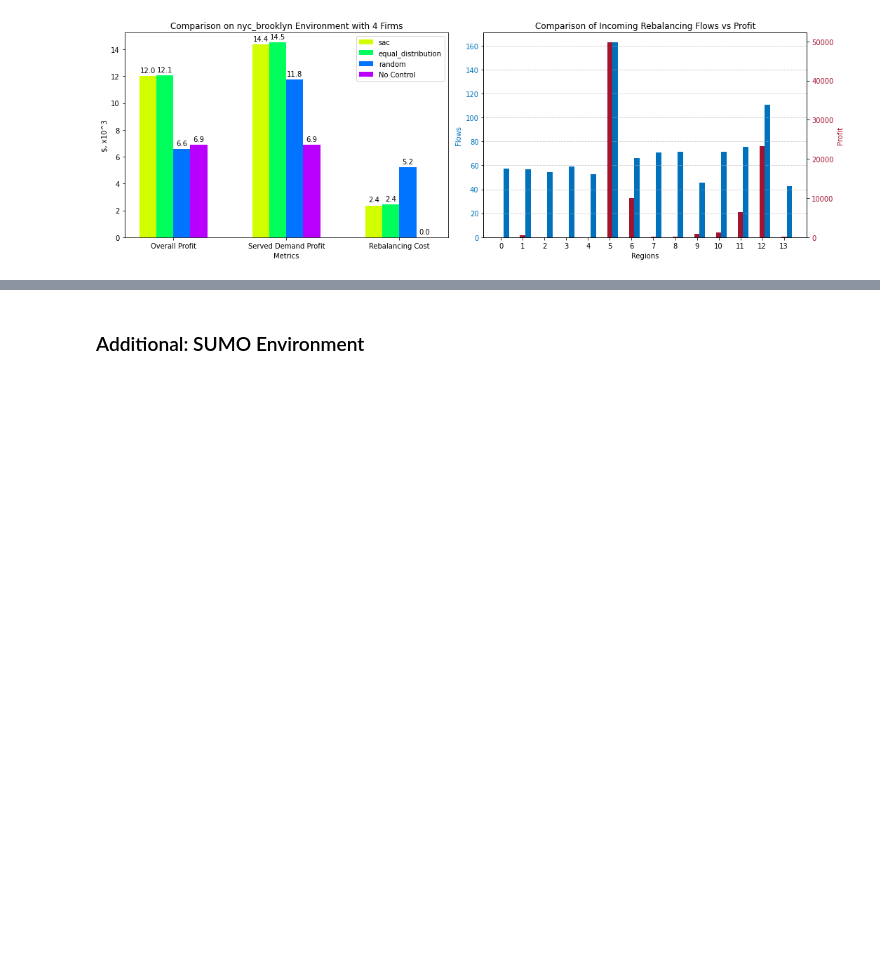
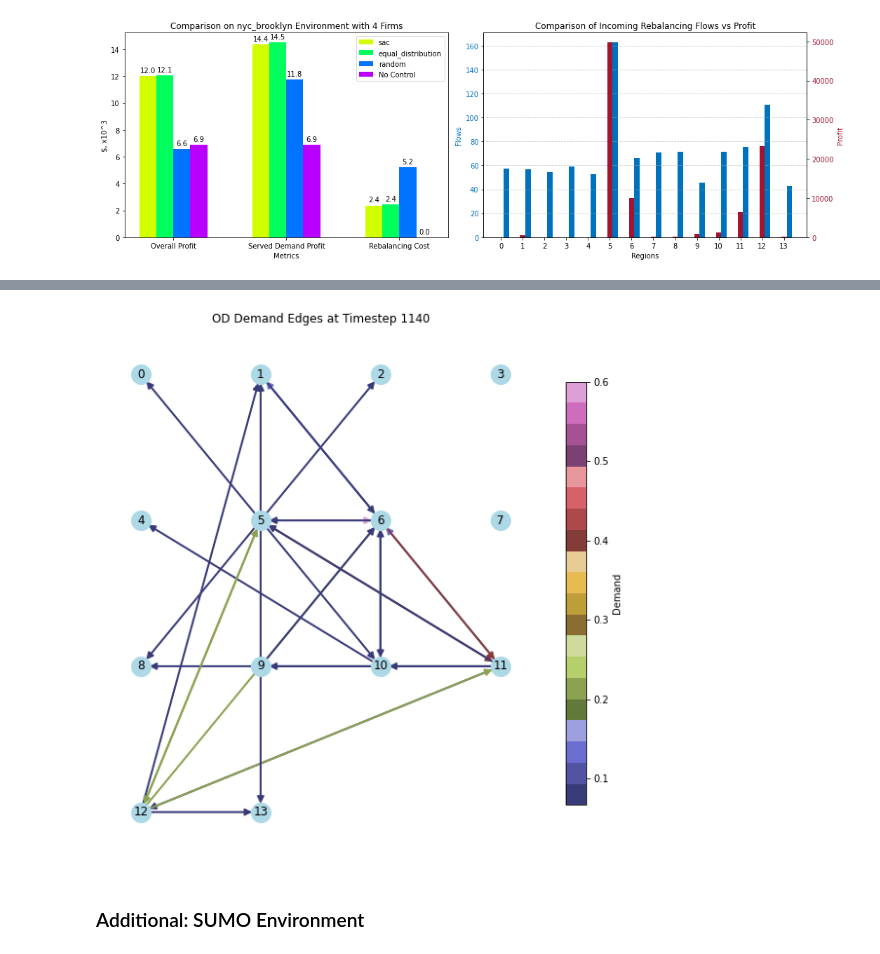
Before and after one commit to sastry-group/Dynamic-Routing-with-Competition, a Jupyter notebook: tutorial.ipynb, the cells around one changed output, grey strips where cells are left out. Drawn from its saved outputs; the diff is of its cells as text; code cells hidden in the pictures; blank space fills up the shorter version.

Commit message:
added an initial visual plot of demand per edges at a given timestep

```diff
--- a/tutorial.ipynb
+++ b/tutorial.ipynb
@@ -632,0 +637,78 @@ No control performance calculated. Saving in ./src/envs/data/multi_macro/nyc_bro
+# %%
+import json
+import matplotlib.pyplot as plt
+import matplotlib.patches as mpatches
+import numpy as np
+import os
+import networkx as nx
+import pandas as pd
+from collections import defaultdict
+import matplotlib.cm as cm
+import matplotlib.colors as mcolors
+
+
+
+current_folder = os.path.dirname(os.path.abspath(__file__)) if '__file__' in globals() else os.getcwd()
+with open(f"{current_folder}/src/envs/data/multi_macro/scenario_nyc_brooklyn.json", "r") as f:
+    data = json.load(f)
+
+
+all_nodes = sorted(set(edge["i"] for edge in data["topology_graph"]) | set(edge["j"] for edge in data["topology_graph"]))
+all_edges = [(edge["i"], edge["j"]) for edge in data["topology_graph"]]
+print("Total number of nodes:", len(all_nodes), "Total number of edges:", len(all_edges))
+# nlat = data["nlat"]
+# nlon = data["nlon"]
+nlat = 4
+nlon = 4
+pos = {i: (i % nlon, nlat - i // nlon) for i in all_nodes}
+
+df = pd.DataFrame(data["demand"])
+min_time = df["time_stamp"].min()
+max_time = df["time_stamp"].max()
+n_timesteps = df["time_stamp"].nunique()
+
+print("Number of timesteps:", n_timesteps)
+print("First timestep:", min_time)
+print("Last timestep:", max_time)
+
+
+timestep = min_time
+df_t = df[df["time_stamp"] == timestep].copy()
+
+print(f"\nDemand data at timestep {timestep}:")
+print(df_t[["origin", "destination", "demand", "price", "travel_time"]])
+
+G = nx.DiGraph()
+G.add_nodes_from(all_nodes)
+
+# Filter timestep
+df_t = df[df["time_stamp"] == timestep]
+active_edges = df_t[["origin", "destination"]].values.tolist()
+G.add_edges_from(active_edges)
+print(f"Number of active edges at timestep {timestep}: {len(active_edges)}")
+
+edge_demand = {(row["origin"], row["destination"]): row["demand"] for _, row in df_t.iterrows()}
+edges = list(edge_demand.keys())
+demands = list(edge_demand.values())
+norm = mcolors.Normalize(vmin=min(demands), vmax=max(demands))
+cmap = cm.tab20b # viridis, plasma, inferno, etc.
+edge_colors = [cmap(norm(d)) for d in demands]
+
+
+
+plt.figure(figsize=(10,10), facecolor="white")
+ax = plt.gca()
+
+nx.draw_networkx_nodes(G, pos, node_size=400, node_color="lightblue")
+nx.draw_networkx_labels(G, pos)
+nx.draw_networkx_edges(G, pos, width=2, arrowsize=14,
+                       edgelist=edges, edge_color=edge_colors, arrows=True, ax=ax)
+
+sm = plt.cm.ScalarMappable(cmap=cmap, norm=norm)
+sm.set_array([])
+cbar = plt.colorbar(sm, ax= ax, shrink=0.8)
+cbar.set_label('Demand')
+plt.title(f"OD Demand Edges at Timestep {timestep}")
+plt.axis("off")
+plt.show()
+# %% [output]
@@ -633,3 +732,4 @@ No control performance calculated. Saving in ./src/envs/data/multi_macro/nyc_bro
+[figure, added]
 # %% [markdown]
 ### Additional: SUMO Environment
 # %% [markdown]
```
Also changed, not shown: parts of 3 cells of this notebook.
